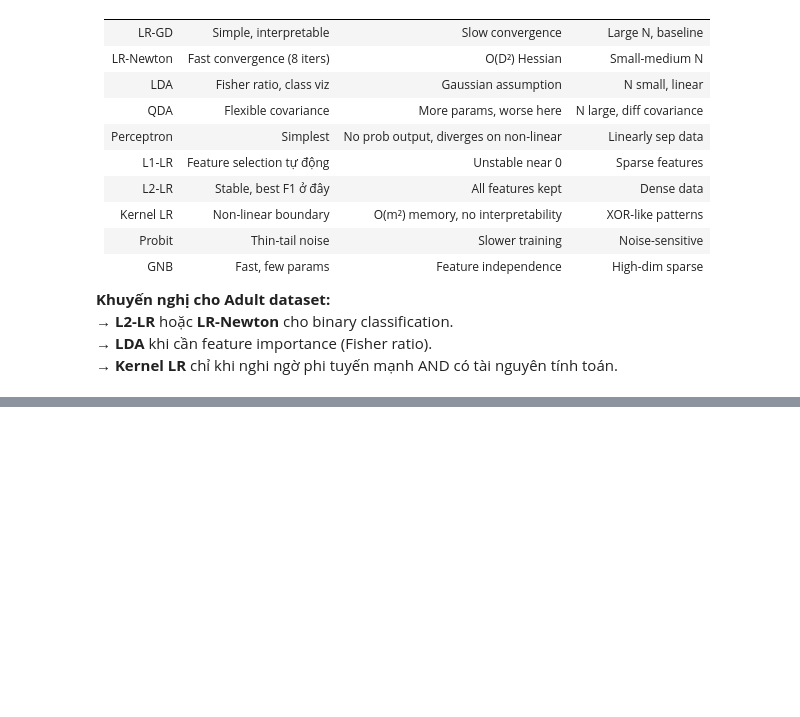
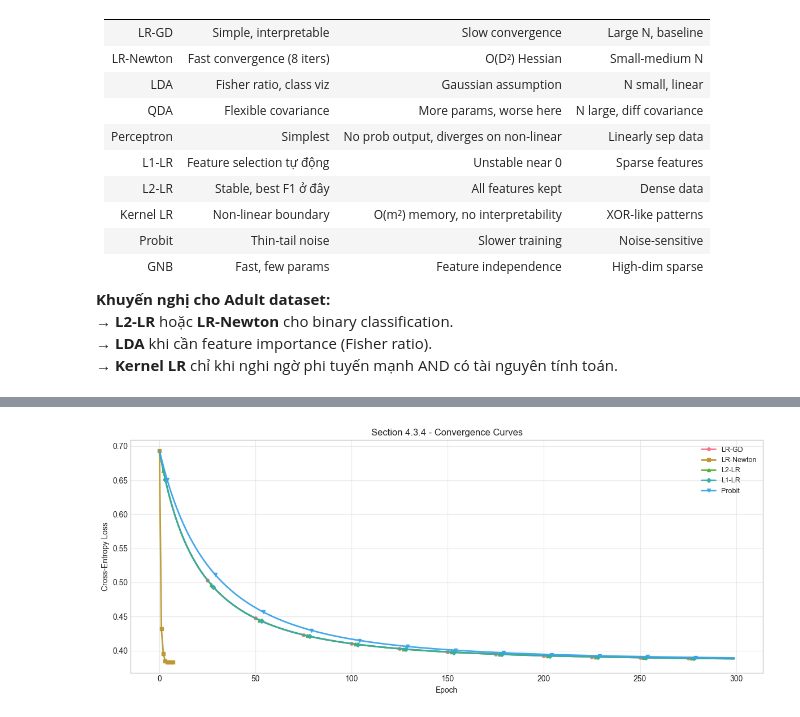
Before and after one commit to kimngoc280105/ml-regression-classification, a Jupyter notebook: code/Part2_Classification/notebook.ipynb, the cells around one changed output, grey strips where cells are left out. Saved outputs shown, nothing was run; the diff lists cells and outputs as text; code cells hidden in the pictures; blank space fills up the shorter version.

```diff
--- a/code/Part2_Classification/notebook.ipynb
+++ b/code/Part2_Classification/notebook.ipynb
@@ -2289,0 +2979,93 @@ Lỗi theo lớp:
+# %%
+# 4.3.4 - Convergence analysis + 4.4 reproducibility exports
+
+# Baseline split for convergence curves
+Xtr_conv, Xte_conv, ytr_conv, yte_conv, tr_idx_conv, te_idx_conv = _prepare_split_scaled(
+    X_work, y_work, idx_work, test_size=0.2, seed=42
+)
+
+loss_models_s4 = {}
+conv_rows = []
+loss_archive = {}
+
+for model_name, factory in ITERATIVE_FACTORIES_S4.items():
+    model = factory()
+    model.fit(Xtr_conv, ytr_conv)
+
+    losses = list(getattr(model, 'losses', []))
+    if len(losses) == 0:
+        continue
+
+    losses_arr = np.asarray(losses, dtype=float)
+    best_loss = float(np.min(losses_arr))
+    threshold = best_loss * 1.01  # within 1% of best observed loss
+    epoch_to_best_1pct = int(np.where(losses_arr <= threshold)[0][0] + 1)
+
+    ypred_conv = model.predict(Xte_conv)
+    m_conv = _binary_metrics(yte_conv, ypred_conv)
+
+    conv_rows.append({
+        'model': model_name,
+        'n_epochs': int(len(losses_arr)),
+        'best_loss': best_loss,
+        'epoch_to_best_1pct': epoch_to_best_1pct,
+        'test_f1': m_conv['f1'],
+        'test_accuracy': m_conv['accuracy']
+    })
+
+    loss_models_s4[model_name] = model
+    loss_archive[model_name] = [float(v) for v in losses_arr]
+
+if len(loss_models_s4) > 0:
+    plot_gradient_loss_curves(loss_models_s4, title='Section 4.3.4 - Convergence Curves')
+
+convergence_df = pd.DataFrame(conv_rows).sort_values('epoch_to_best_1pct')
+convergence_df.to_csv(ARTIFACT_DIR_S4 / 'convergence_summary.csv', index=False, encoding='utf-8')
+
+with open(ARTIFACT_DIR_S4 / 'convergence_losses.json', 'w', encoding='utf-8') as f:
+    json.dump(loss_archive, f)
+
+print('Saved:', ARTIFACT_DIR_S4 / 'convergence_summary.csv')
+print('Saved:', ARTIFACT_DIR_S4 / 'convergence_losses.json')
+display(convergence_df)
+
+# ---- 4.4: Aggregate logs for full reproducibility ----
+log_frames = []
+if 'df_split_sensitivity' in globals():
+    log_frames.append(df_split_sensitivity.copy())
+if 'df_robustness' in globals():
+    log_frames.append(df_robustness.copy())
+
+if len(log_frames) > 0:
+    all_runs_s4 = pd.concat(log_frames, ignore_index=True)
+    all_runs_s4.to_csv(ARTIFACT_DIR_S4 / 'all_runs_s4.csv', index=False, encoding='utf-8')
+
+    runtime_mem_summary = (
+        all_runs_s4.groupby(['scenario', 'model'])[['train_time_s', 'peak_memory_mb']]
+        .agg(['mean', 'std', 'max'])
+        .round(4)
+    )
+    runtime_mem_summary.to_csv(ARTIFACT_DIR_S4 / 'runtime_memory_summary.csv', encoding='utf-8')
+
+    print('Saved:', ARTIFACT_DIR_S4 / 'all_runs_s4.csv')
+    print('Saved:', ARTIFACT_DIR_S4 / 'runtime_memory_summary.csv')
+    display(runtime_mem_summary)
+
+if 'df_cv' in globals():
+    df_cv.to_csv(ARTIFACT_DIR_S4 / 'cv_summary_existing_section8.csv', encoding='utf-8')
+    print('Saved:', ARTIFACT_DIR_S4 / 'cv_summary_existing_section8.csv')
+
+manifest = {
+    'fixed_seeds': SEEDS_S4,
+    'split_ratios': [f"{int((1-s)*100)}/{int(s*100)}" for s in SPLIT_TEST_SIZES],
+    'noise_sigmas': NOISE_SIGMAS,
+    'corruption_levels': CORRUPTION_LEVELS,
+    'artifacts_dir': str(ARTIFACT_DIR_S4),
+    'notes': 'Run notebook from top to bottom for full reproducibility.'
+}
+
+with open(ARTIFACT_DIR_S4 / 'manifest_s4.json', 'w', encoding='utf-8') as f:
+    json.dump(manifest, f, indent=2)
+
+print('Saved:', ARTIFACT_DIR_S4 / 'manifest_s4.json')
+# %% [output]
@@ -2289,0 +3073 @@ Lỗi theo lớp:
+[figure, added]
```
Also changed, not shown: parts of 16 cells of this notebook.
